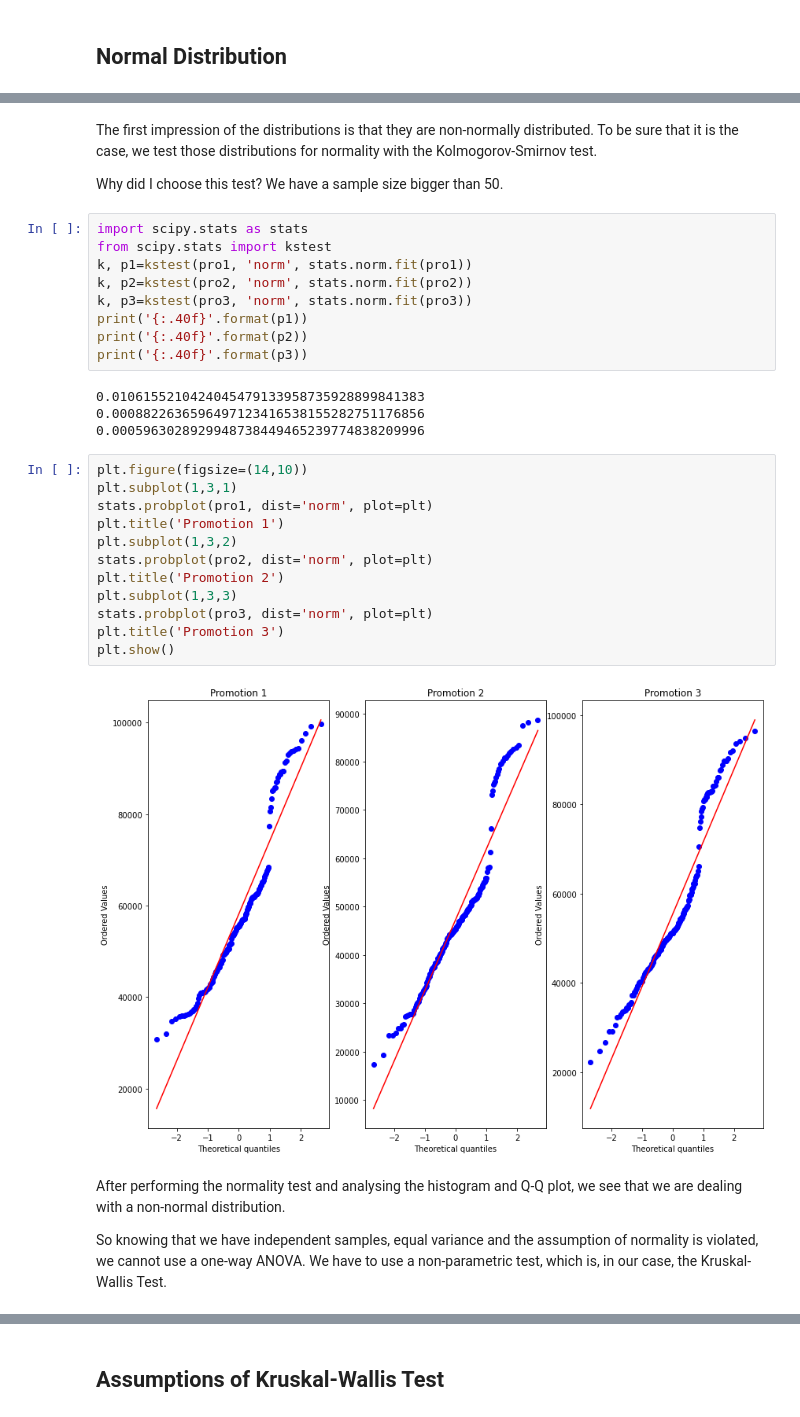
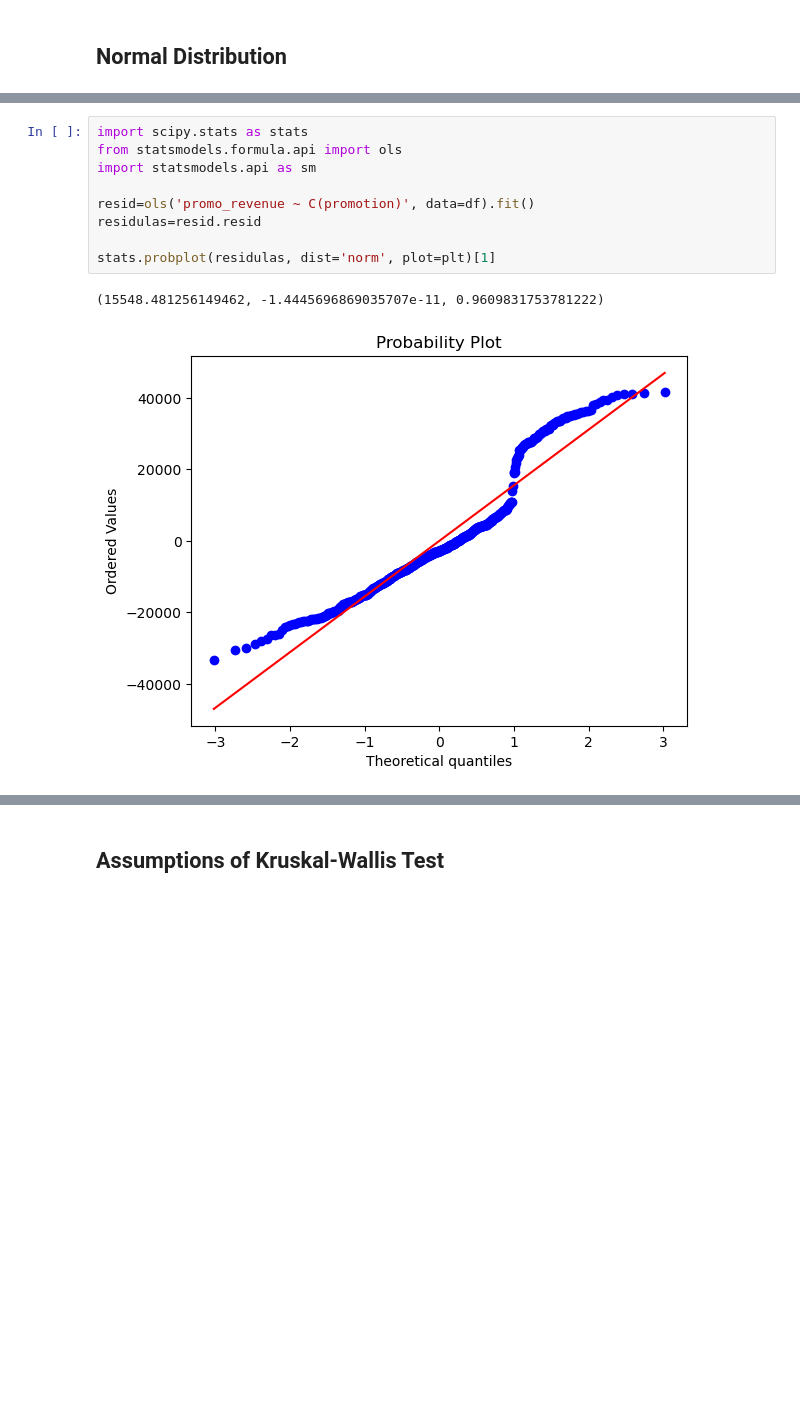
Before and after one commit to Gandji94/A-B_test, a Jupyter notebook: Fast Food Marketing Campaign A_B test/Python/Fast Food Marketing Campaign AB Test.ipynb, the cells around one changed output, grey strips where cells are left out. Drawn from its saved outputs; the diff is of its cells as text; blank space fills up the shorter version.

```diff
--- a/Fast Food Marketing Campaign A_B test/Python/Fast Food Marketing Campaign AB Test.ipynb
+++ b/Fast Food Marketing Campaign A_B test/Python/Fast Food Marketing Campaign AB Test.ipynb
@@ -314,35 +297,12 @@ Text(0, 0.5, '')
-# %% [markdown]
-The first impression of the distributions is that they are non-normally distributed. To be sure that it is the case, we test those distributions for normality with the Kolmogorov-Smirnov test.
-
-Why did I choose this test? We have a sample size bigger than 50.
-# %%
-import scipy.stats as stats
-from scipy.stats import kstest
-k, p1=kstest(pro1, 'norm', stats.norm.fit(pro1))
-k, p2=kstest(pro2, 'norm', stats.norm.fit(pro2))
-k, p3=kstest(pro3, 'norm', stats.norm.fit(pro3))
-print('{:.40f}'.format(p1))
-print('{:.40f}'.format(p2))
-print('{:.40f}'.format(p3))
-# %% [output]
-0.0106155210424045479133958735928899841383
-0.0008822636596497123416538155282751176856
-0.0005963028929948738449465239774838209996
-# %%
-plt.figure(figsize=(14,10))
-plt.subplot(1,3,1)
-stats.probplot(pro1, dist='norm', plot=plt)
-plt.title('Promotion 1')
-plt.subplot(1,3,2)
-stats.probplot(pro2, dist='norm', plot=plt)
-plt.title('Promotion 2')
-plt.subplot(1,3,3)
-stats.probplot(pro3, dist='norm', plot=plt)
-plt.title('Promotion 3')
-plt.show()
-# %% [output]
-[figure, removed]
-# %% [markdown]
-After performing the normality test and analysing the histogram and Q-Q plot, we see that we are dealing with a non-normal distribution.
-
-So knowing that we have independent samples, equal variance and the assumption of normality is violated, we cannot use a one-way ANOVA. We have to use a non-parametric test, which is, in our case, the Kruskal-Wallis Test.
+# %%
+import scipy.stats as stats
+from statsmodels.formula.api import ols
+import statsmodels.api as sm
+
+resid=ols('promo_revenue ~ C(promotion)', data=df).fit()
+residulas=resid.resid
+
+stats.probplot(residulas, dist='norm', plot=plt)[1]
+# %% [output]
+(15548.481256149462, -1.4445696869035707e-11, 0.9609831753781222)
+[figure, added]
```
Also changed, not shown: parts of 96 cells of this notebook.
